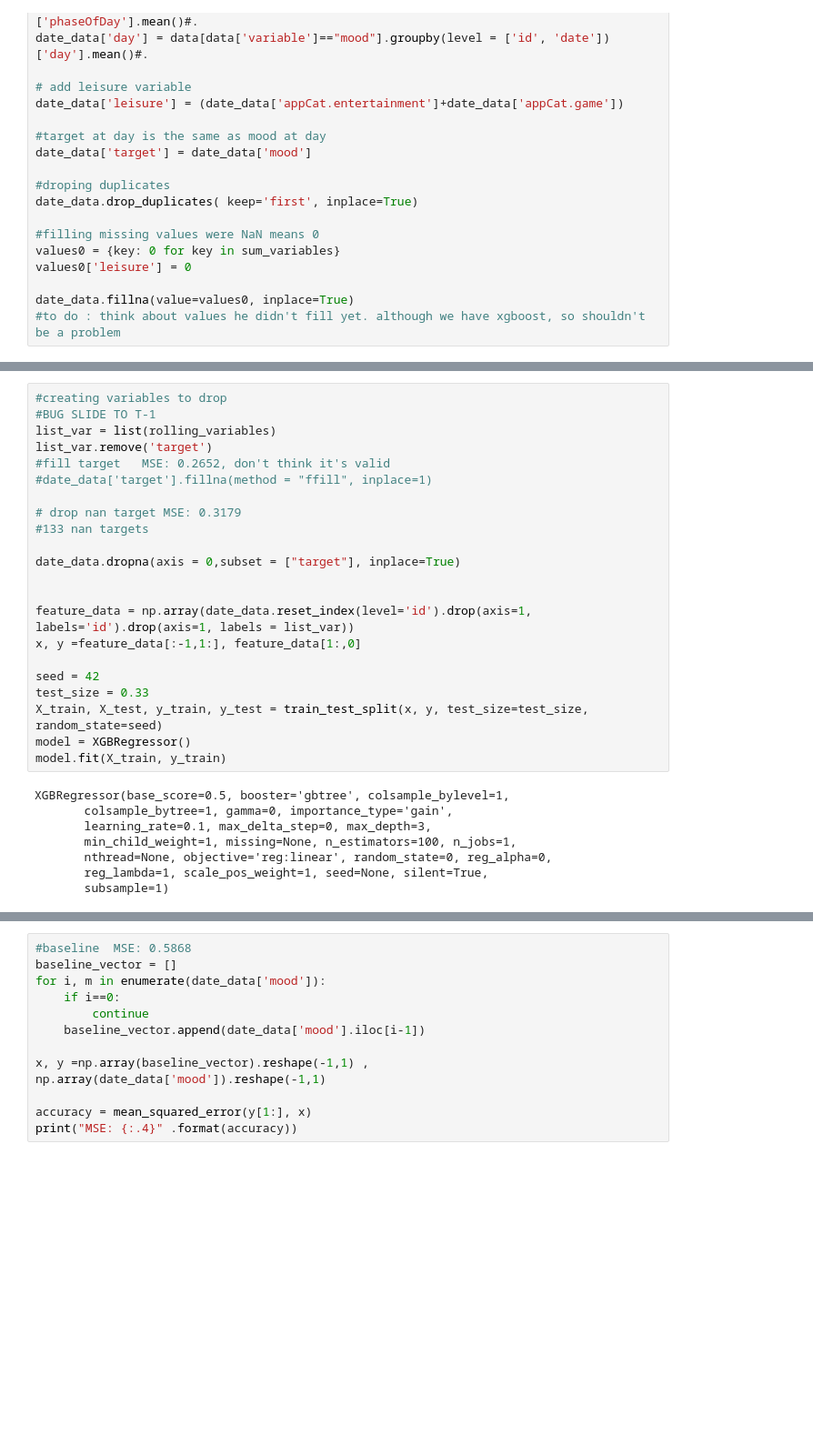
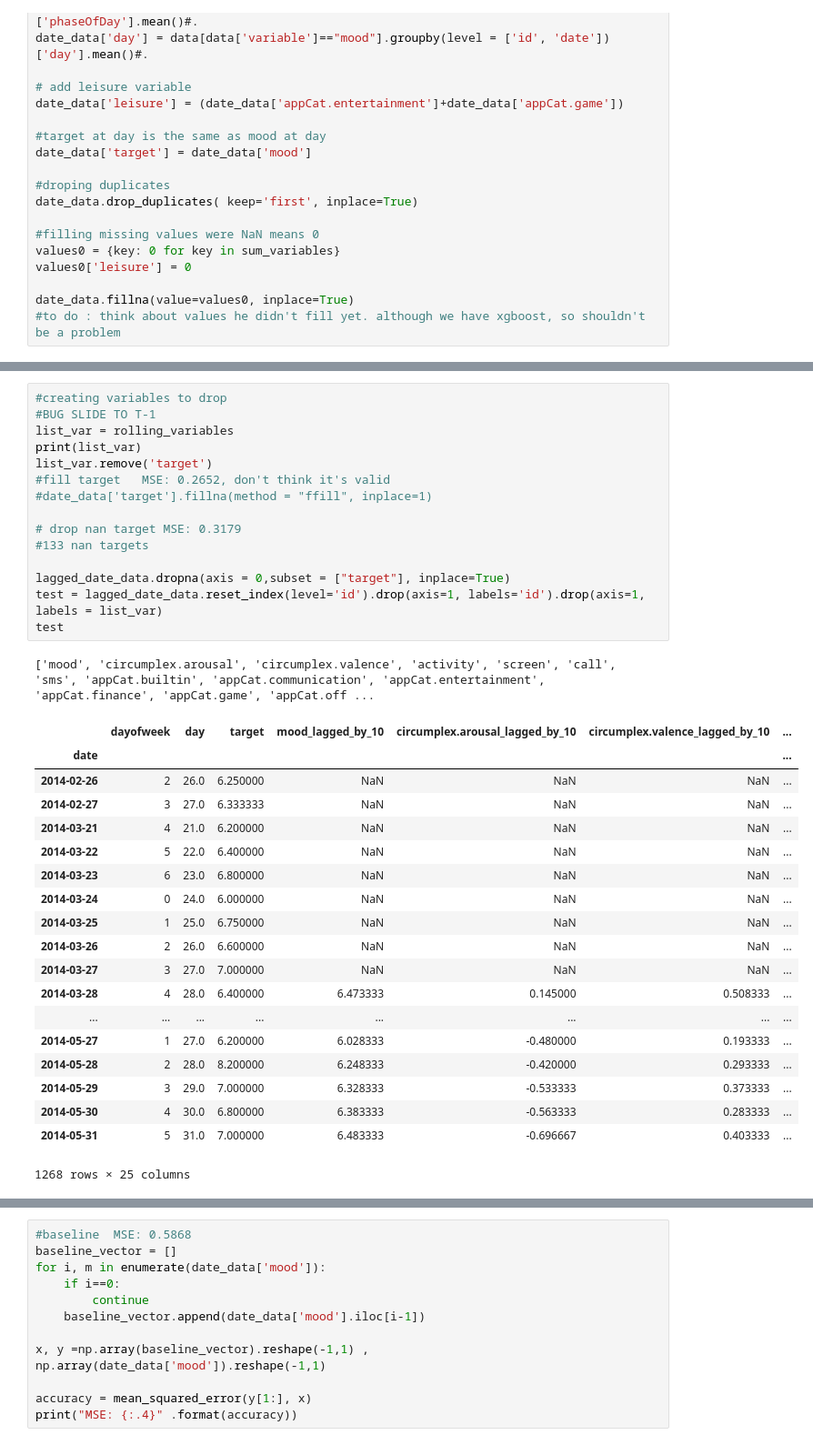
Before and after one commit to nbortych/Data-Mining-Techniques, a Jupyter notebook: Assignment1/Assignment 1.ipynb, the cells around one changed output, grey strips where cells are left out. Shown at 91% size. Drawn from its saved outputs; the diff is of its cells as text; blank space fills up the shorter version.

```diff
--- a/Assignment1/Assignment 1.ipynb
+++ b/Assignment1/Assignment 1.ipynb
@@ -171,30 +213,36 @@ Name: target_lagged_by_10, dtype: float64
 # %%
 #creating variables to drop
 #BUG SLIDE TO T-1
-list_var = list(rolling_variables)
+list_var = rolling_variables
+print(list_var)
 list_var.remove('target')
 #fill target   MSE: 0.2652, don't think it's valid
 #date_data['target'].fillna(method = "ffill", inplace=1)
 
 # drop nan target MSE: 0.3179
 #133 nan targets
 
-date_data.dropna(axis = 0,subset = ["target"], inplace=True)
-
-
-feature_data = np.array(date_data.reset_index(level='id').drop(axis=1, labels='id').drop(axis=1, labels = list_var))
-x, y =feature_data[:-1,1:], feature_data[1:,0]
-
-seed = 42
-test_size = 0.33
-X_train, X_test, y_train, y_test = train_test_split(x, y, test_size=test_size, random_state=seed)
-model = XGBRegressor()
-model.fit(X_train, y_train)
+lagged_date_data.dropna(axis = 0,subset = ["target"], inplace=True)
+test = lagged_date_data.reset_index(level='id').drop(axis=1, labels='id').drop(axis=1, labels = list_var)
+test
 # %% [output]
-XGBRegressor(base_score=0.5, booster='gbtree', colsample_bylevel=1,
-       colsample_bytree=1, gamma=0, importance_type='gain',
-       learning_rate=0.1, max_delta_step=0, max_depth=3,
-       min_child_weight=1, missing=None, n_estimators=100, n_jobs=1,
-       nthread=None, objective='reg:linear', random_state=0, reg_alpha=0,
-       reg_lambda=1, scale_pos_weight=1, seed=None, silent=True,
-       subsample=1)
+['mood', 'circumplex.arousal', 'circumplex.valence', 'activity', 'screen', 'call', 'sms', 'appCat.builtin', 'appCat.communication', 'appCat.entertainment', 'appCat.finance', 'appCat.game', 'appCat.off ...
+|  | dayofweek | day | target | mood_lagged_by_10 | circumplex.arousal_lagged_by_10 | circumplex.valence_lagged_by_10 | ... |
+| date |  |  |  |  |  |  | ... |
+| 2014-02-26 | 2 | 26.0 | 6.250000 | NaN | NaN | NaN | ... |
+| 2014-02-27 | 3 | 27.0 | 6.333333 | NaN | NaN | NaN | ... |
+| 2014-03-21 | 4 | 21.0 | 6.200000 | NaN | NaN | NaN | ... |
+| 2014-03-22 | 5 | 22.0 | 6.400000 | NaN | NaN | NaN | ... |
+| 2014-03-23 | 6 | 23.0 | 6.800000 | NaN | NaN | NaN | ... |
+| 2014-03-24 | 0 | 24.0 | 6.000000 | NaN | NaN | NaN | ... |
+| 2014-03-25 | 1 | 25.0 | 6.750000 | NaN | NaN | NaN | ... |
+| 2014-03-26 | 2 | 26.0 | 6.600000 | NaN | NaN | NaN | ... |
+| 2014-03-27 | 3 | 27.0 | 7.000000 | NaN | NaN | NaN | ... |
+| 2014-03-28 | 4 | 28.0 | 6.400000 | 6.473333 | 0.145000 | 0.508333 | ... |
+| ... | ... | ... | ... | ... | ... | ... | ... |
+| 2014-05-27 | 1 | 27.0 | 6.200000 | 6.028333 | -0.480000 | 0.193333 | ... |
+| 2014-05-28 | 2 | 28.0 | 8.200000 | 6.248333 | -0.420000 | 0.293333 | ... |
+| 2014-05-29 | 3 | 29.0 | 7.000000 | 6.328333 | -0.533333 | 0.373333 | ... |
+| 2014-05-30 | 4 | 30.0 | 6.800000 | 6.383333 | -0.563333 | 0.283333 | ... |
+| 2014-05-31 | 5 | 31.0 | 7.000000 | 6.483333 | -0.696667 | 0.403333 | ... |
+1268 rows × 25 columns
```
Also changed, not shown: parts of 7 cells of this notebook.
